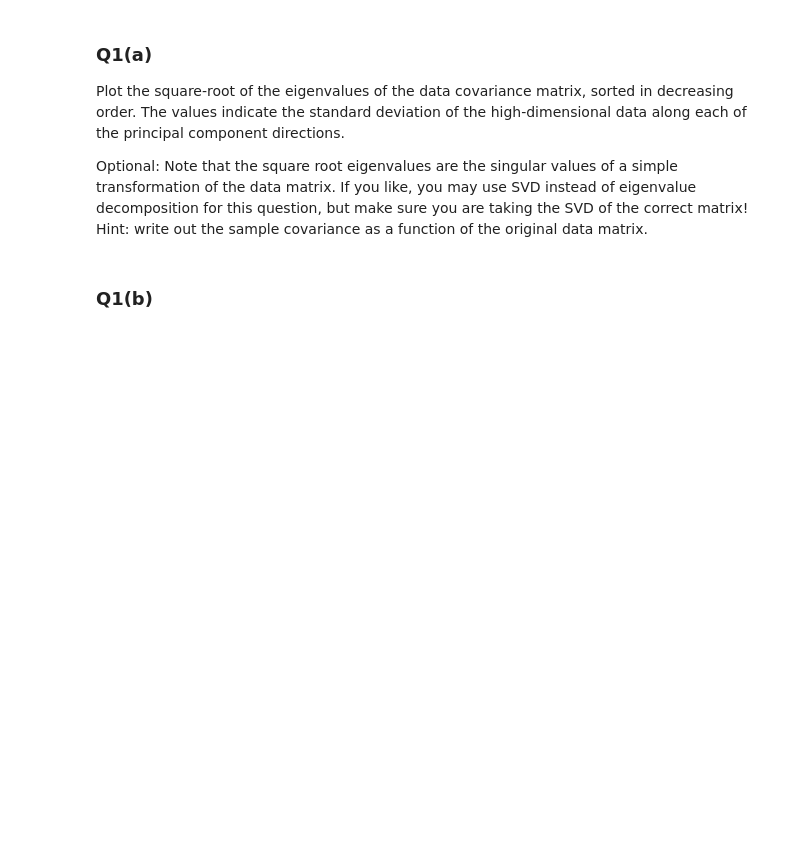
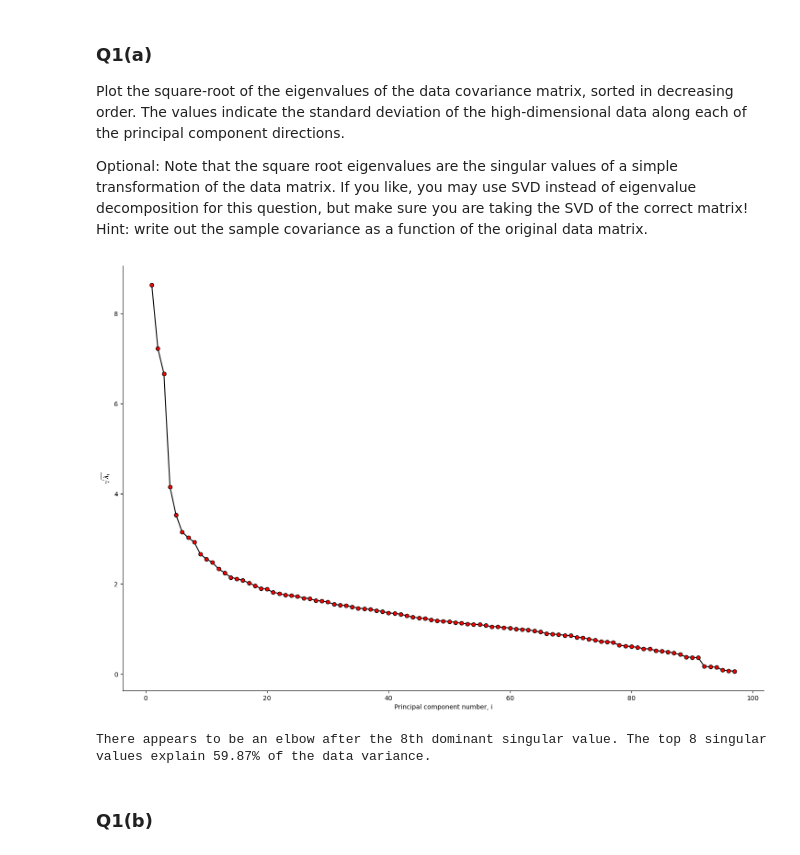
Before and after one commit to khanakagrawal/ML_for_Neuro, a Jupyter notebook: hw3/HW3.ipynb, the cells around one changed output. Drawn from its saved outputs; the diff is of its cells as text; code cells hidden in the pictures; blank space fills up the shorter version.

```diff
--- a/hw3/HW3.ipynb
+++ b/hw3/HW3.ipynb
@@ -35,7 +35,7 @@ def common_label(fig, xlabel, ylabel):
 # %%
 # Load data
 
-X_real = np.load("data/hw3-q1_train.npy")
+X_real = np.load("HW3-data/hw3-q1_train.npy")
 num_trials = 91
 num_class = 8
 # %% [markdown]
@@ -46,24 +46,31 @@ Plot the square-root of the eigenvalues of the data covariance matrix, sorted in
 Optional: Note that the square root eigenvalues are the singular values of a simple transformation of the data matrix. If you like, you may use SVD instead of eigenvalue decomposition for this question, but make sure you are taking the SVD of the correct matrix! Hint: write out the sample covariance as a function of the original data matrix.
 # %%
 # ----- YOUR CODE HERE ----- #
-sqrt_eigvals = NotImplemented # singular values
+cov = np.cov(X_real, rowvar=False)
+eigvals = np.sort(np.linalg.eigvals(cov))[::-1]
+sqrt_eigvals = np.sqrt(eigvals)
 # -------------------------- #
 
+num_neurons = 97
 PC_numbers = np.arange(1,num_neurons+1)
 
-fig, ax = plt.subplots(1, 1, figsize=(6, 4))
+fig, ax = plt.subplots(1, 1, figsize=(18, 12))
 ax.plot(PC_numbers, sqrt_eigvals, c="k", marker="o", mfc="r", mec="k")
 ax.set_ylabel(r"$\sqrt{\lambda_i}$")
 ax.set_xlabel("Principal component number, i")
 set_spines_invisible(ax)
 plt.show()
+# %% [output]
+[figure, added]
 # %%
 # ----- YOUR CODE HERE ----- #
-r = NotImplemented # number of dominant singular values
-explained_var = NotImplemented # explained variance of top r singular values
+r = 8 # number of dominant singular values
+explained_var = sum(eigvals[:r])/sum(eigvals) # explained variance of top r singular values
 # -------------------------- #
 
 print(f"There appears to be an elbow after the {r}th dominant singular value. The top {r} singular values explain {explained_var*100:.2f}% of the data variance.")
+# %% [output]
+There appears to be an elbow after the 8th dominant singular value. The top 8 singular values explain 59.87% of the data variance.
 # %% [markdown]
 ### Q1(b)
 # %%
```
